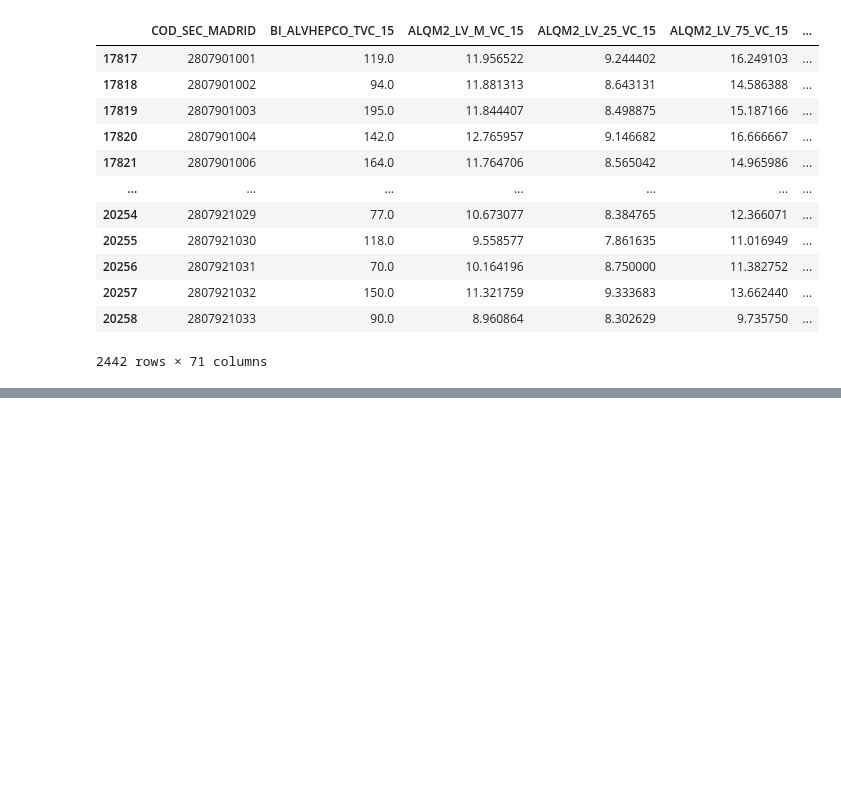
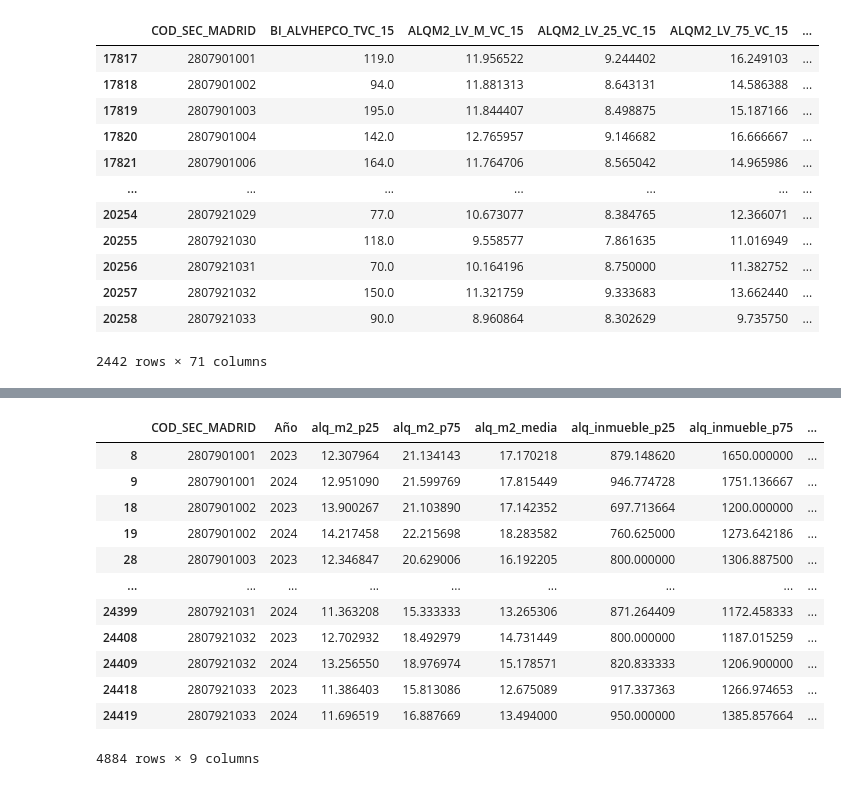
Before and after one commit to Juancarlosdelmarlostanau/proyecto-radar-de-inversion, a Jupyter notebook: datos-serpavi.ipynb, the cells around one changed output, grey strips where cells are left out. Cells and saved outputs as stored; diff of their text form; code cells hidden in the pictures; blank space fills up the shorter version.

```diff
--- a/datos-serpavi.ipynb
+++ b/datos-serpavi.ipynb
@@ -120,0 +154,16 @@ df_alquileres_madrid
+# %%
+alq_validacion
+# %% [output]
+|  | COD_SEC_MADRID | Año | alq_m2_p25 | alq_m2_p75 | alq_m2_media | alq_inmueble_p25 | alq_inmueble_p75 | ... |
+| 8 | 2807901001 | 2023 | 12.307964 | 21.134143 | 17.170218 | 879.148620 | 1650.000000 | ... |
+| 9 | 2807901001 | 2024 | 12.951090 | 21.599769 | 17.815449 | 946.774728 | 1751.136667 | ... |
+| 18 | 2807901002 | 2023 | 13.900267 | 21.103890 | 17.142352 | 697.713664 | 1200.000000 | ... |
+| 19 | 2807901002 | 2024 | 14.217458 | 22.215698 | 18.283582 | 760.625000 | 1273.642186 | ... |
+| 28 | 2807901003 | 2023 | 12.346847 | 20.629006 | 16.192205 | 800.000000 | 1306.887500 | ... |
+| ... | ... | ... | ... | ... | ... | ... | ... | ... |
+| 24399 | 2807921031 | 2024 | 11.363208 | 15.333333 | 13.265306 | 871.264409 | 1172.458333 | ... |
+| 24408 | 2807921032 | 2023 | 12.702932 | 18.492979 | 14.731449 | 800.000000 | 1187.015259 | ... |
+| 24409 | 2807921032 | 2024 | 13.256550 | 18.976974 | 15.178571 | 820.833333 | 1206.900000 | ... |
+| 24418 | 2807921033 | 2023 | 11.386403 | 15.813086 | 12.675089 | 917.337363 | 1266.974653 | ... |
+| 24419 | 2807921033 | 2024 | 11.696519 | 16.887669 | 13.494000 | 950.000000 | 1385.857664 | ... |
+4884 rows × 9 columns
```
Also changed, not shown: parts of 6 cells of this notebook.
